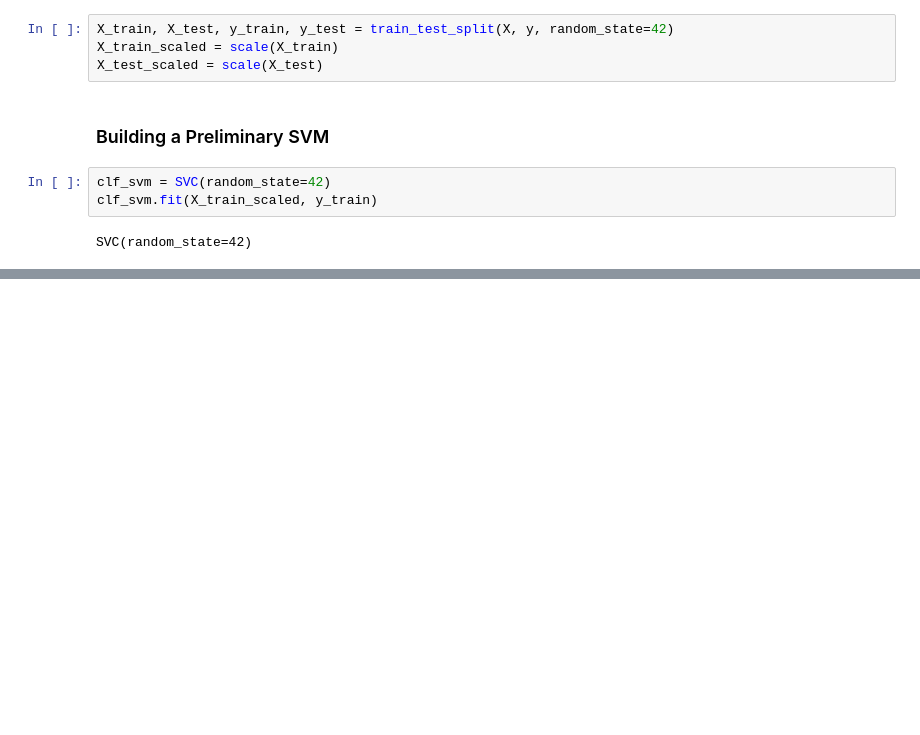
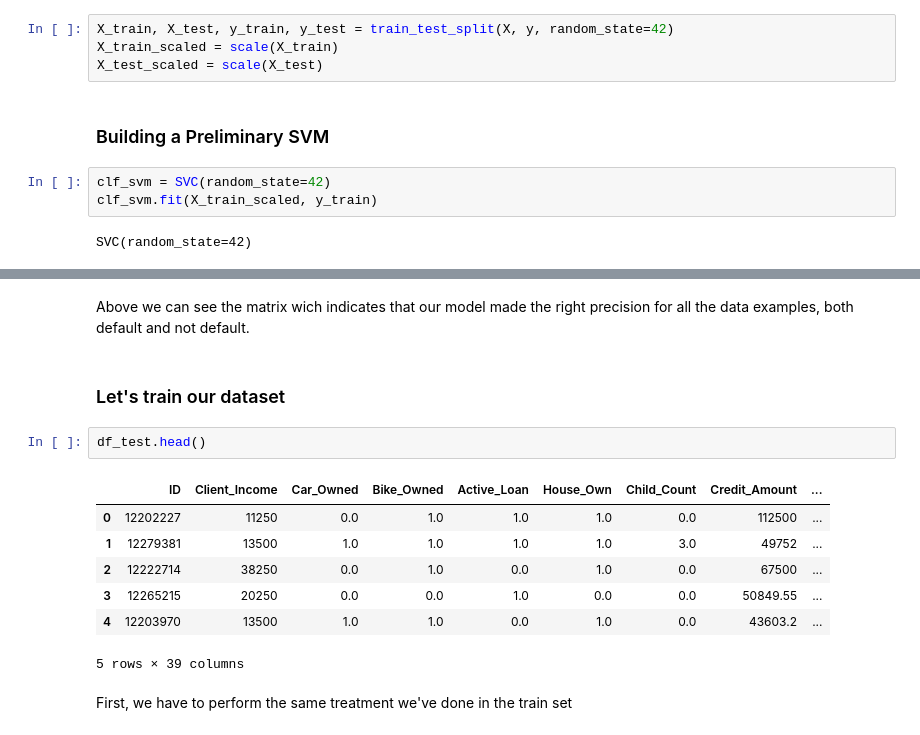
Before and after one commit to nandomachado98/svm, a Jupyter notebook: svm.ipynb, the cells around one changed output, grey strips where cells are left out. Cells and saved outputs as stored; diff of their text form; blank space fills up the shorter version.

```diff
--- a/svm.ipynb
+++ b/svm.ipynb
@@ -228,0 +230,16 @@ plot_confusion_matrix(clf_svm,
+# %% [markdown]
+Above we can see the matrix wich indicates that our model made the right precision for all the data examples, both default and not default.
+# %% [markdown]
+### Let's train our dataset
+# %%
+df_test.head()
+# %% [output]
+|  | ID | Client_Income | Car_Owned | Bike_Owned | Active_Loan | House_Own | Child_Count | Credit_Amount | ... |
+| 0 | 12202227 | 11250 | 0.0 | 1.0 | 1.0 | 1.0 | 0.0 | 112500 | ... |
+| 1 | 12279381 | 13500 | 1.0 | 1.0 | 1.0 | 1.0 | 3.0 | 49752 | ... |
+| 2 | 12222714 | 38250 | 0.0 | 1.0 | 0.0 | 1.0 | 0.0 | 67500 | ... |
+| 3 | 12265215 | 20250 | 0.0 | 0.0 | 1.0 | 0.0 | 0.0 | 50849.55 | ... |
+| 4 | 12203970 | 13500 | 1.0 | 1.0 | 0.0 | 1.0 | 0.0 | 43603.2 | ... |
+5 rows × 39 columns
+# %% [markdown]
+First, we have to perform the same treatment we've done in the train set
```
Also changed, not shown: parts of 10 cells of this notebook, 2 other files.
